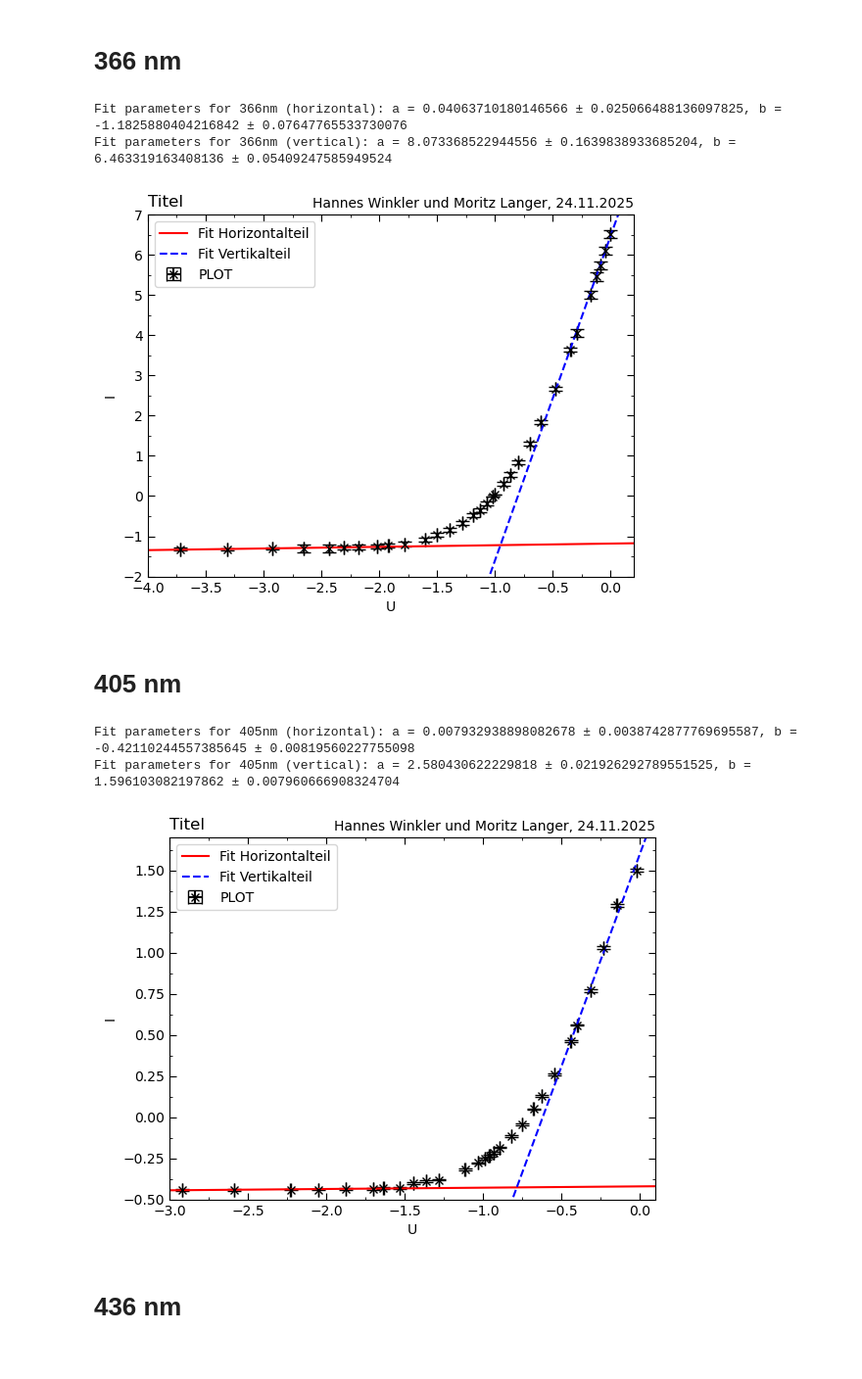
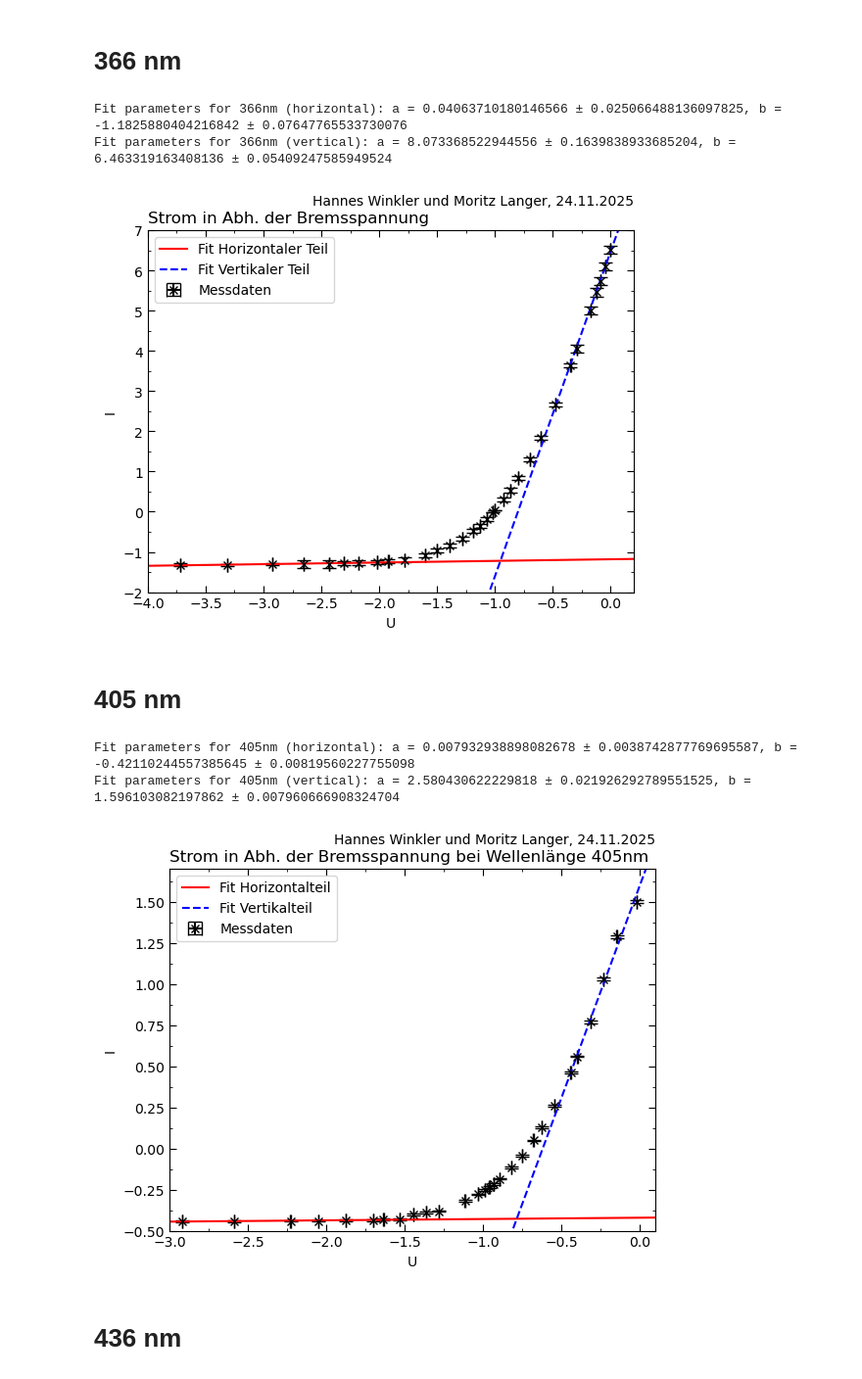
Before and after one commit to Bonsai-Tr33/C-Praktikum, a Jupyter notebook: 45/Evaluation/2.1.ipynb, the cells around one changed output. Shown: that part at 98% size. Saved outputs shown, nothing was run; the diff lists cells and outputs as text; code cells hidden in the pictures.

Commit message:
images

```diff
--- a/45/Evaluation/2.1.ipynb
+++ b/45/Evaluation/2.1.ipynb
@@ -74,14 +74,14 @@ errors366V = np.sqrt(np.diag(cov366V))
 print(f'Fit parameters for 366nm (vertical): a = {params366V[0]} ± {errors366V[0]}, b = {params366V[1]} ± {errors366V[1]}')
 
 # plotting
-plt.errorbar([x[0] for x in U366], [x[0] for x in I366],xerr=[x[1] for x in U366], yerr=[x[1] for x in I366], capsize=5, label='PLOT', color='black', marker='x', linestyle='None') # plot with error bars
-plt.plot(fit_range, lin(fit_range, params366H[0], params366H[1]), label='Fit Horizontalteil', color='red') # plot fit line
-plt.plot(fit_range, lin(fit_range, params366V[0], params366V[1]), label='Fit Vertikalteil', color='blue', linestyle='--') # plot fit line
+plt.errorbar([x[0] for x in U366], [x[0] for x in I366],xerr=[x[1] for x in U366], yerr=[x[1] for x in I366], capsize=5, label='Messdaten', color='black', marker='x', linestyle='None') # plot with error bars
+plt.plot(fit_range, lin(fit_range, params366H[0], params366H[1]), label='Fit Horizontaler Teil', color='red') # plot fit line
+plt.plot(fit_range, lin(fit_range, params366V[0], params366V[1]), label='Fit Vertikaler Teil', color='blue', linestyle='--') # plot fit line
 
 plt.xlabel('U')
 plt.ylabel('I')
-plt.title('Titel', loc='left')
-plt.text(1, 1.05, 'Hannes Winkler und Moritz Langer, 24.11.2025', ha='right', va='top', transform=plt.gca().transAxes, fontsize=10)
+plt.title('Strom in Abh. der Bremsspannung bei Wellenlänge 366nm', loc='left')
+plt.text(1, 1.1, 'Hannes Winkler und Moritz Langer, 24.11.2025', ha='right', va='top', transform=plt.gca().transAxes, fontsize=10)
 plt.legend()
 
 # locating and arranging ticks
@@ -103,7 +103,7 @@ plt.show() # shows plot every run of the code, used for debugging
 # %% [output]
 Fit parameters for 366nm (horizontal): a = 0.04063710180146566 ± 0.025066488136097825, b = -1.1825880404216842 ± 0.07647765533730076
 Fit parameters for 366nm (vertical): a = 8.073368522944556 ± 0.1639838933685204, b = 6.463319163408136 ± 0.05409247585949524
-[figure, old version]
+[figure, new version]
 # %% [markdown]
 # 405 nm
 # %%
@@ -128,37 +128,37 @@ params405V, cov405V = opt.curve_fit(lin, [x[0] for x in U405V], [x[0] for x in I
 errors405V = np.sqrt(np.diag(cov405V))
 print(f'Fit parameters for 405nm (vertical): a = {params405V[0]} ± {errors405V[0]}, b = {params405V[1]} ± {errors405V[1]}')
 
 # plotting
-plt.errorbar([x[0] for x in U405], [x[0] for x in I405],xerr=[x[1] for x in U405], yerr=[x[1] for x in I405], capsize=5, label='PLOT', color='black', marker='x', linestyle='None') # plot with error bars
+plt.errorbar([x[0] for x in U405], [x[0] for x in I405],xerr=[x[1] for x in U405], yerr=[x[1] for x in I405], capsize=5, label='Messdaten', color='black', marker='x', linestyle='None') # plot with error bars
 plt.plot(fit_range, lin(fit_range, params405H[0], params405H[1]), label='Fit Horizontalteil', color='red') # plot fit line
 plt.plot(fit_range, lin(fit_range, params405V[0], params405V[1]), label='Fit Vertikalteil', color='blue', linestyle='--') # plot fit line
 
 plt.xlabel('U')
 plt.ylabel('I')
-plt.title('Titel', loc='left')
-plt.text(1, 1.05, 'Hannes Winkler und Moritz Langer, 24.11.2025', ha='right', va='top', transform=plt.gca().transAxes, fontsize=10)
+plt.title('Strom in Abh. der Bremsspannung bei Wellenlänge 405nm', loc='left')
+plt.text(1, 1.1, 'Hannes Winkler und Moritz Langer, 24.11.2025', ha='right', va='top', transform=plt.gca().transAxes, fontsize=10)
 plt.legend()
 
 # locating and arranging ticks
 plt.gca().yaxis.set_minor_locator(AutoMinorLocator(2))
 plt.gca().xaxis.set_minor_locator(AutoMinorLocator(2))
 # plt.xticks(np.arange(800000, 3000100, 200000))
 # plt.yticks(np.arange(8, 30, 1))
 plt.tick_params(axis='both', which='minor', direction='in', right=True, top=True)
 plt.tick_params(axis='both', which='major', direction='in', right=True, top=True, length=5)
 
 # limiting and setting plot layout
 plt.ylim(-0.5, 1.7)
 plt.xlim(-3, 0.1)
 # plt.tight_layout()
 
 # plot location
 plt.savefig(img_path / 'Planck405.png')
 plt.show() # shows plot every run of the code, used for debugging
 # %% [output]
 Fit parameters for 405nm (horizontal): a = 0.007932938898082678 ± 0.0038742877769695587, b = -0.42110244557385645 ± 0.00819560227755098
 Fit parameters for 405nm (vertical): a = 2.580430622229818 ± 0.021926292789551525, b = 1.596103082197862 ± 0.007960666908324704
-[figure, old version]
+[figure, new version]
 # %% [markdown]
 # 436 nm
 # %%
```
Also changed, not shown: parts of 1 cell of this notebook, 6 other files.
